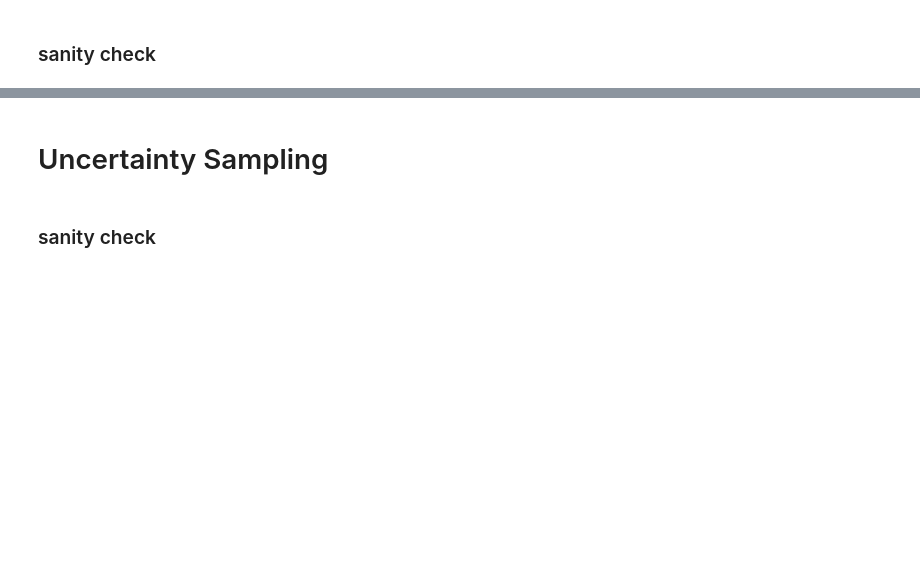
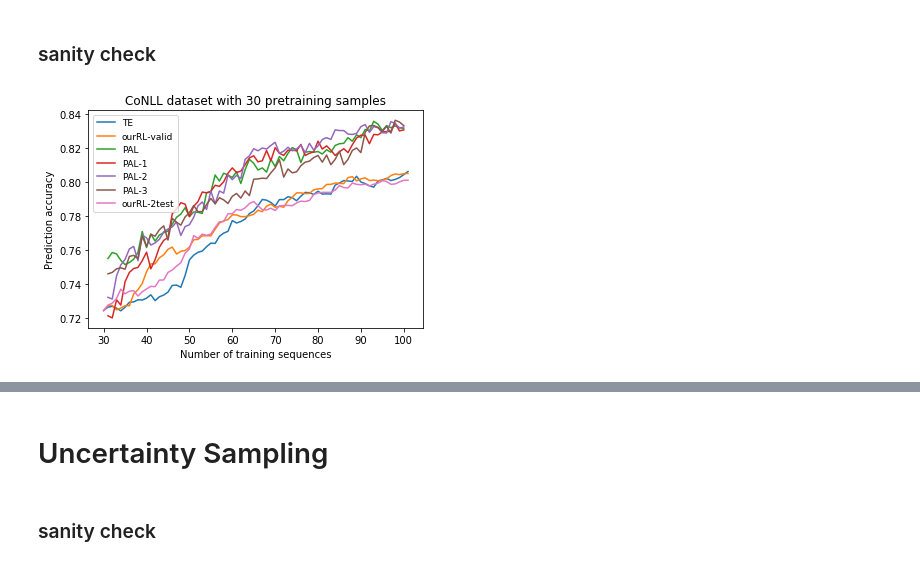
Before and after one commit to Louise-LuLin/active-RL, a Jupyter notebook: DQN_sequence.ipynb, the cells around one changed output, grey strips where cells are left out. Cells and saved outputs as stored; diff of their text form; code cells hidden in the pictures; blank space fills up the shorter version.

```diff
--- a/DQN_sequence.ipynb
+++ b/DQN_sequence.ipynb
@@ -1048,5 +994,45 @@ plt.subplots_adjust(wspace=0.1)
 fig.set_size_inches(15,5)
 # plt.show()
 plt.savefig(filename + '_check.png')
+# %%
+# sim beta
+with open("./results/conll30_200_100budget_fully_none.bin", "rb") as in_file:
+    (cost_1, _, _, all_acc_1, acc_valid_1) = pickle.load(in_file)
+#     (cost_1, all_acc_1, acc_valid_1) = pickle.load(in_file)
+
+with open("./results/conll30numembed_200_100budget_valid2VRL_all_te_acc_20step_5batch20decay_100loop-add10each10step-3_64rnn_16filter_4size_2stride.bin", "rb") as in_file:
+    (cost_2, all_acc_2, acc_valid_2) = pickle.load(in_file)
+
+with open("../PAL/results/CNNDQN-conll-20.bin", "rb") as in_file:
+    (cost_3, all_acc_3, acc_valid_3) = pickle.load(in_file)
+
+with open("../PAL/results/CNNDQN_1-conll-20.bin", "rb") as in_file:
+    (cost_4, all_acc_4, acc_valid_4) = pickle.load(in_file)
+
+with open("../PAL/results/CNNDQN_2-conll-20.bin", "rb") as in_file:
+    (cost_5, all_acc_5, acc_valid_5) = pickle.load(in_file)
+
+with open("../PAL/results/CNNDQN_3-conll-20.bin", "rb") as in_file:
+    (cost_6, all_acc_6, acc_valid_6) = pickle.load(in_file)
+
+with open("./results/conll30numembed_200_100budget_valid3TRL_all_te_acc_20step_5batch20decay_100loop-add10each10step-3_64rnn_16filter_4size_2stride.bin", "rb") as in_file:
+    (cost_7, all_acc_7, acc_valid_7) = pickle.load(in_file)
+
+plt.plot(cost_1, all_acc_1,
+         cost_2, all_acc_2,
+         cost_3[30:], all_acc_3[30:],
+         cost_4[30:], all_acc_4[30:],
+         cost_5[30:], all_acc_5[30:],
+         cost_6[30:], all_acc_6[30:],
+         cost_7, all_acc_7)
+plt.legend(['TE', 'ourRL-valid', 'PAL', 'PAL-1', 'PAL-2' ,'PAL-3', 'ourRL-2test'], loc='upper left', fancybox=True, fontsize = 9)
+# plt.xlim(200, 600)
+
+plt.title('CoNLL dataset with 30 pretraining samples')
+plt.xlabel('Number of training sequences')
+plt.ylabel('Prediction accuracy')
+plt.savefig('./results/sod.png', bbox_inches='tight')
+# %% [output]
+[figure, added]
 # %%
 # sim beta
```
Also changed, not shown: parts of 8 cells of this notebook, 4 other files.
